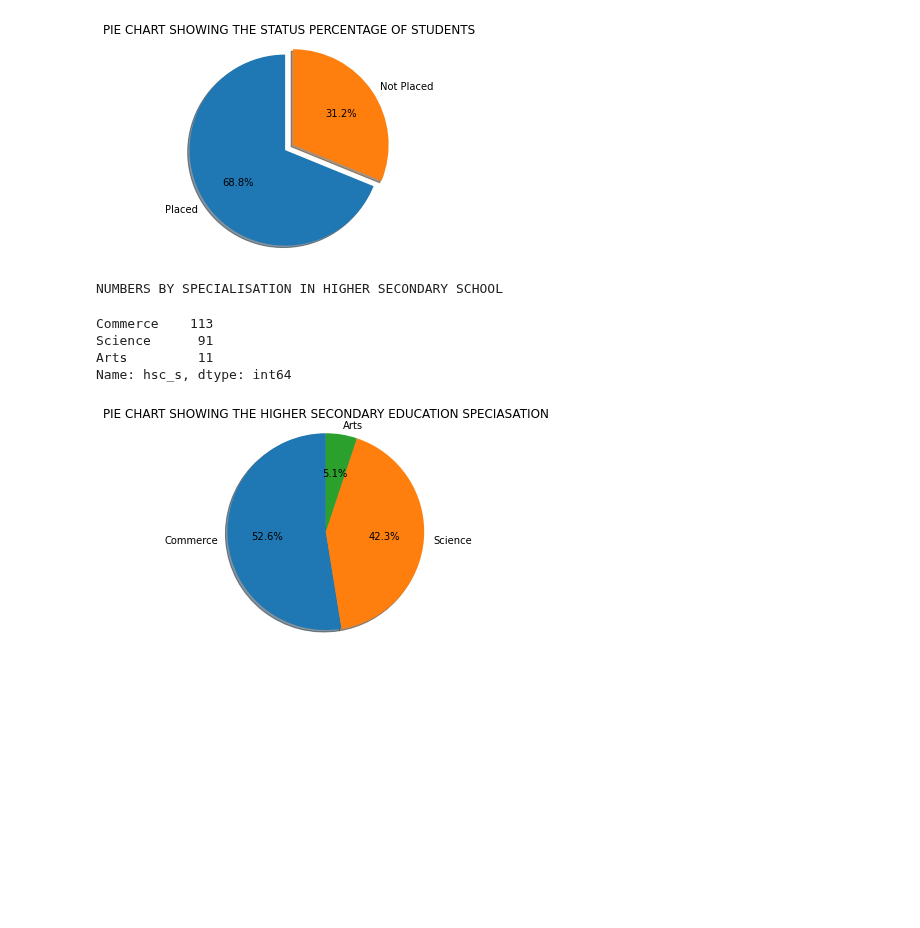
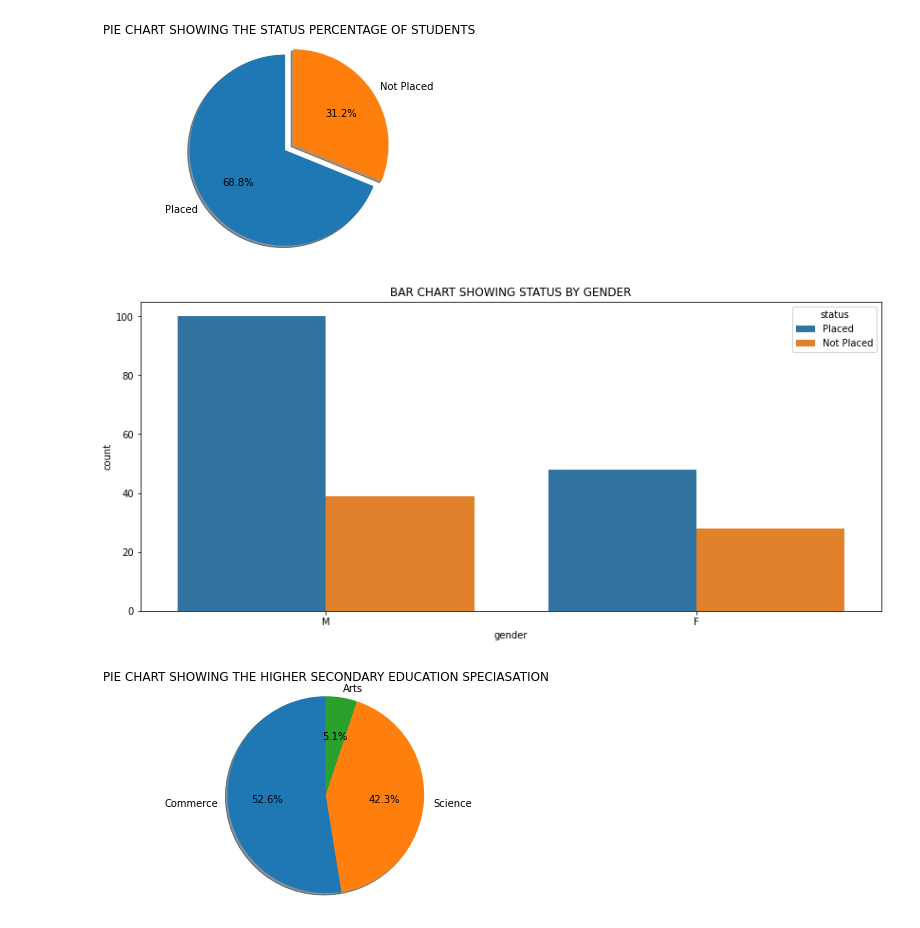
Before and after one commit to devchoplife/Campus-placement, a Jupyter notebook: school_placement.ipynb, the cells around one changed output. Cells and saved outputs as stored; diff of their text form; code cells hidden in the pictures; blank space fills up the shorter version.

```diff
--- a/school_placement.ipynb
+++ b/school_placement.ipynb
@@ -169,8 +124,0 @@ I converted the columns that need to be converted into other types for my usage
-# %%
-pment['ssc_b'] = pment['ssc_b'].astype("category")
-pment['hsc_s'] = pment['hsc_s'].astype("category")
-pment['degree_t'] = pment['degree_t'].astype("category")
-pment['gender'] = pment['gender'].astype("category")
-pment['status'] = pment['status'].astype("category")
-pment['workex'] = pment['workex'].astype("category")
-pment['salary'] = pment['salary'].astype('int')
@@ -273,15 +175,13 @@ plt.title("PIE CHART SHOWING THE STATUS PERCENTAGE OF STUDENTS")
 plt.show()
 # %% [output]
 [figure]
-# %%
-print("NUMBERS BY SPECIALISATION IN HIGHER SECONDARY SCHOOL")
-pment['hsc_s'].value_counts()
-# %% [output]
-NUMBERS BY SPECIALISATION IN HIGHER SECONDARY SCHOOL
-Commerce    113
-Science      91
-Arts         11
-Name: hsc_s, dtype: int64
+# %%
+plt.figure(figsize =(14, 6))
+sns.countplot('gender', hue = 'status', data = pment)
+plt.title("BAR CHART SHOWING STATUS BY GENDER")
+plt.show()
+# %% [output]
+[figure, added]
 # %%
 labels = 'Commerce', 'Science', 'Arts'
 sizes = [113, 91, 11]
```
Also changed, not shown: parts of 23 cells of this notebook.
